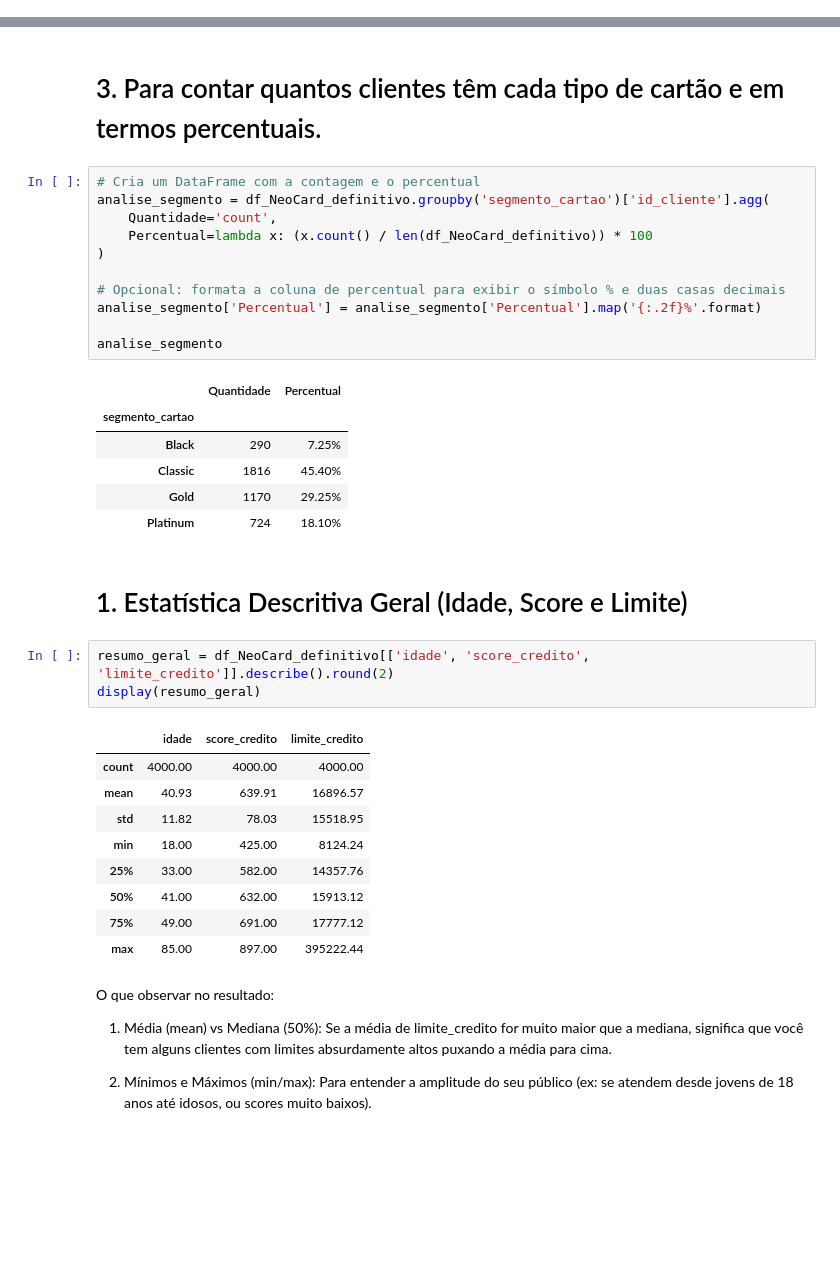
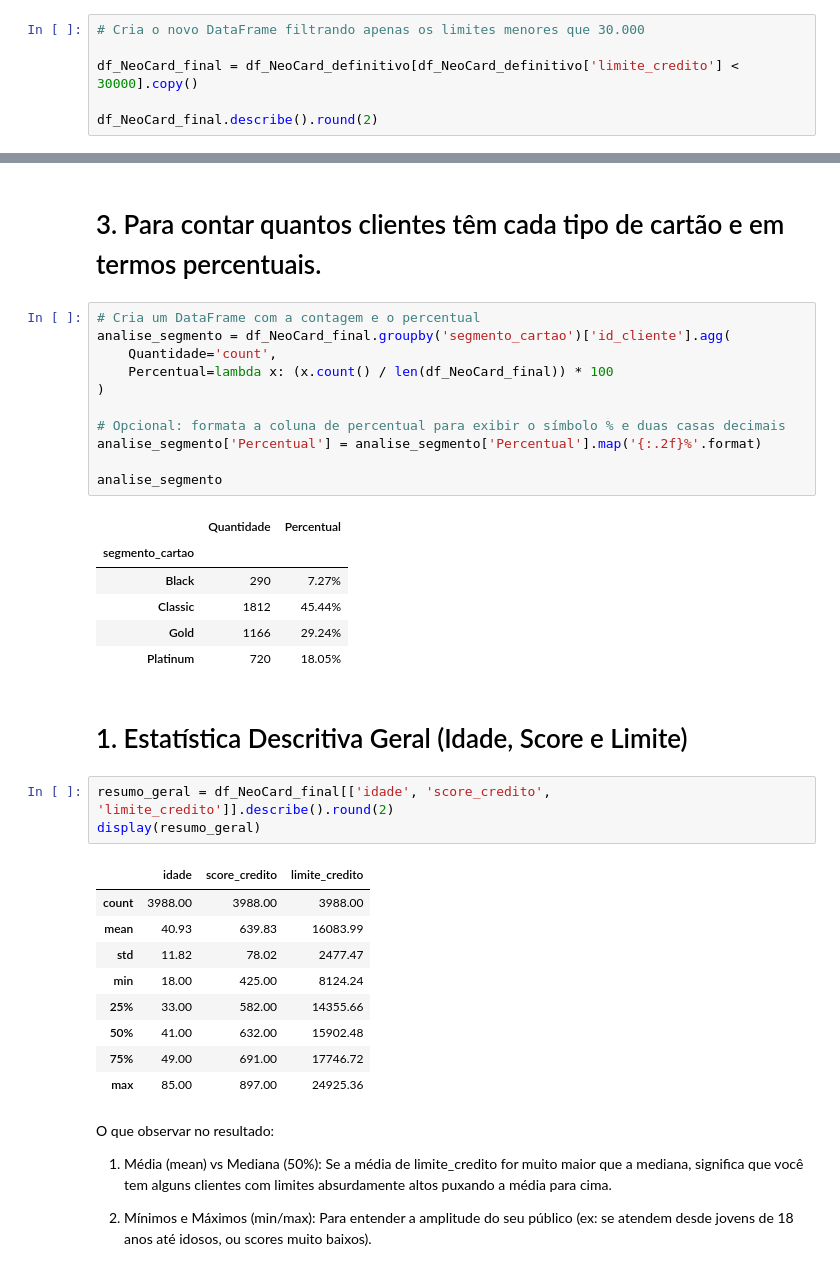
Before and after one commit to pedrojrcruz30-code/PROJETO_FINAL_CONTINUADA, a Jupyter notebook: projeto_final_continuada.ipynb, the cells around one changed output, grey strips where cells are left out. Saved outputs shown, nothing was run; the diff lists cells and outputs as text; blank space fills up the shorter version.

```diff
--- a/projeto_final_continuada.ipynb
+++ b/projeto_final_continuada.ipynb
@@ -451,0 +570,6 @@ plt.show() # plota os gráficos
+# %%
+# Cria o novo DataFrame filtrando apenas os limites menores que 30.000
+
+df_NeoCard_final = df_NeoCard_definitivo[df_NeoCard_definitivo['limite_credito'] < 30000].copy()
+
+df_NeoCard_final.describe().round(2)
@@ -485,9 +639,9 @@ plt.show() # plota os gráficos
 # 3. Para contar quantos clientes têm cada tipo de cartão e em termos percentuais.
 # %%
 # Cria um DataFrame com a contagem e o percentual
-analise_segmento = df_NeoCard_definitivo.groupby('segmento_cartao')['id_cliente'].agg(
+analise_segmento = df_NeoCard_final.groupby('segmento_cartao')['id_cliente'].agg(
     Quantidade='count',
-    Percentual=lambda x: (x.count() / len(df_NeoCard_definitivo)) * 100
+    Percentual=lambda x: (x.count() / len(df_NeoCard_final)) * 100
 )
 
 # Opcional: formata a coluna de percentual para exibir o símbolo % e duas casas decimais
@@ -497,25 +651,25 @@ analise_segmento
 # %% [output]
 |  | Quantidade | Percentual |
 | segmento_cartao |  |  |
-| Black | 290 | 7.25% |
-| Classic | 1816 | 45.40% |
-| Gold | 1170 | 29.25% |
-| Platinum | 724 | 18.10% |
+| Black | 290 | 7.27% |
+| Classic | 1812 | 45.44% |
+| Gold | 1166 | 29.24% |
+| Platinum | 720 | 18.05% |
 # %% [markdown]
 # 1. Estatística Descritiva Geral (Idade, Score e Limite)
 # %%
-resumo_geral = df_NeoCard_definitivo[['idade', 'score_credito', 'limite_credito']].describe().round(2)
+resumo_geral = df_NeoCard_final[['idade', 'score_credito', 'limite_credito']].describe().round(2)
 display(resumo_geral)
 # %% [output]
 |  | idade | score_credito | limite_credito |
-| count | 4000.00 | 4000.00 | 4000.00 |
-| mean | 40.93 | 639.91 | 16896.57 |
-| std | 11.82 | 78.03 | 15518.95 |
+| count | 3988.00 | 3988.00 | 3988.00 |
+| mean | 40.93 | 639.83 | 16083.99 |
+| std | 11.82 | 78.02 | 2477.47 |
 | min | 18.00 | 425.00 | 8124.24 |
-| 25% | 33.00 | 582.00 | 14357.76 |
-| 50% | 41.00 | 632.00 | 15913.12 |
-| 75% | 49.00 | 691.00 | 17777.12 |
-| max | 85.00 | 897.00 | 395222.44 |
+| 25% | 33.00 | 582.00 | 14355.66 |
+| 50% | 41.00 | 632.00 | 15902.48 |
+| 75% | 49.00 | 691.00 | 17746.72 |
+| max | 85.00 | 897.00 | 24925.36 |
 # %% [markdown]
 O que observar no resultado:
 
```
Also changed, not shown: parts of 22 cells of this notebook.
